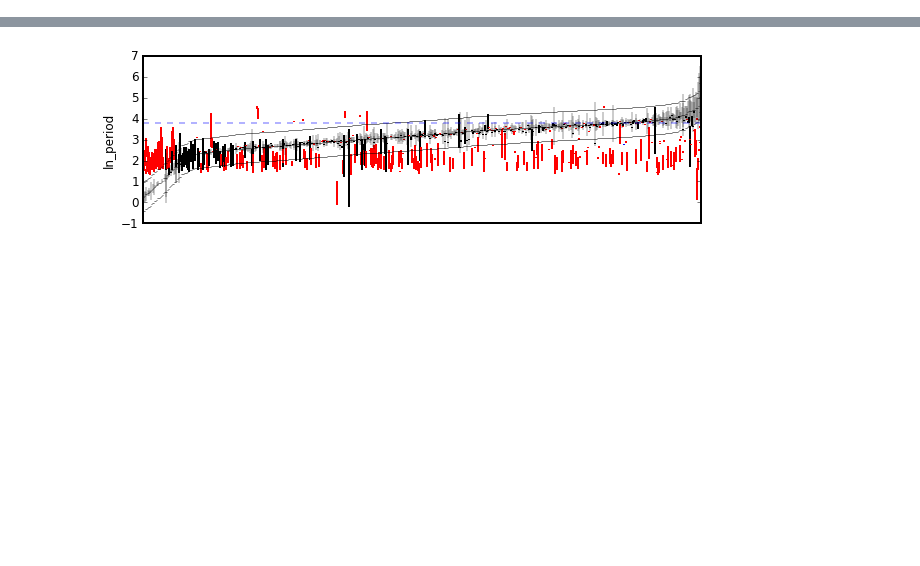
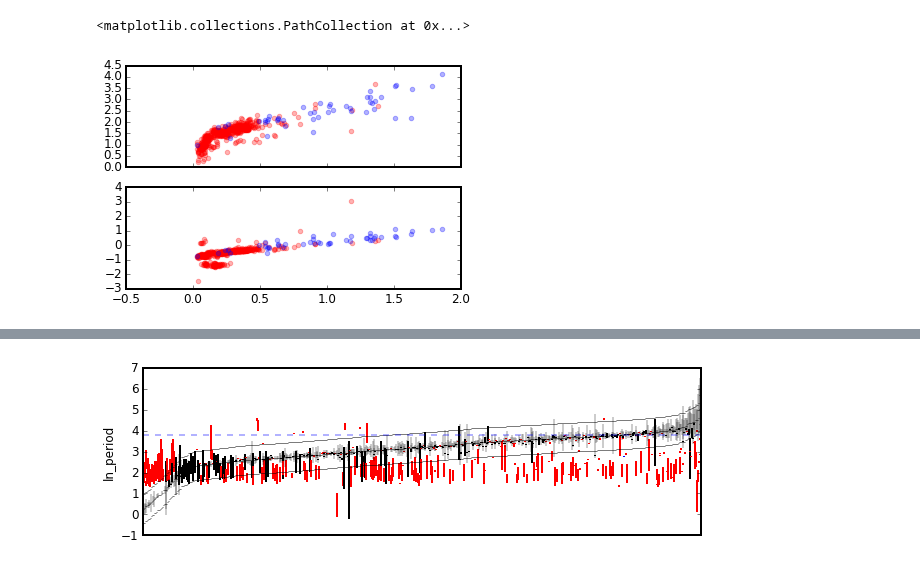
Before and after one commit to RuthAngus/GProtation, a Jupyter notebook: notebooks_tdm/summary.ipynb, the cells around one changed output, grey strips where cells are left out. Drawn from its saved outputs; the diff is of its cells as text; code cells hidden in the pictures; blank space fills up the shorter version.

```diff
--- a/notebooks_tdm/summary.ipynb
+++ b/notebooks_tdm/summary.ipynb
@@ -10,7 +10,8 @@ resultsdir = '../results_bestchunks'
 df = summarize_fits(resultsdir, truths='aigrain')
 df = df.join(AigrainTruths().df)
 
-df_acf = pd.read_table('../acf_all.txt', delim_whitespace=True)
-df_acf = df_acf.sort_values(['star', 'quality'], ascending=[True, False]).groupby('star').first()
-df_acf = df_acf.join(AigrainTruths().df)
-df_acf['P_MEAN'] = (df_acf.P_MIN + df_acf.P_MAX)/2.
+df_acf_all = pd.read_table('../acf_all.txt', delim_whitespace=True)
+df_acf_all.index = df_acf_all['star']
+# df_acf = df_acf.sort_values(['star', 'quality'], ascending=[True, False]).groupby('star').first()
+# df_acf = df_acf.join(AigrainTruths().df)
+# df_acf['P_MEAN'] = (df_acf.P_MIN + df_acf.P_MAX)/2.
@@ -40,0 +56,4 @@ Index([u'pmax', u'prot', u'height', u'tau', u'quality', u'N', u'AR', u'CLEN',
+# %%
+df_acf_all = df_acf_all.join(AigrainTruths().df)
+df_acf_all['P_MEAN'] = (df_acf_all['P_MIN'] + df_acf_all['P_MAX'])/2.
+df_acf_all['good'] = np.abs((df_acf_all.prot - df_acf_all.P_MEAN) / df_acf_all.P_MEAN) < 0.2
@@ -41,3 +71,16 @@ Index([u'pmax', u'prot', u'height', u'tau', u'quality', u'N', u'AR', u'CLEN',
+# %%
+good5 = df_acf_all.query('pmax==5 and good')
+nogood5 = df_acf_all.query('pmax==5 and not good and height > 0')
+
+fig, (ax1, ax2) = plt.subplots(2,1, sharex=True)
+ax1.scatter(nogood5.height, np.log10(nogood5.quality), label='not good', color='r', alpha=0.3);
+ax1.scatter(good5.height, np.log10(good5.quality), label='good', color='b', alpha=0.3)
+ax2.scatter(nogood5.height, np.log10(nogood5.tau/nogood5.prot), label='not good', color='r', alpha=0.3);
+ax2.scatter(good5.height, np.log10(good5.tau/good5.prot), label='good', color='b', alpha=0.3)
+# plt.legend();
+# %% [output]
+<matplotlib.collections.PathCollection at 0x...>
+[figure, added]
 # %%
 %matplotlib inline
 import matplotlib.pyplot as plt
```
Also changed, not shown: parts of 18 cells of this notebook, 1 other file.
